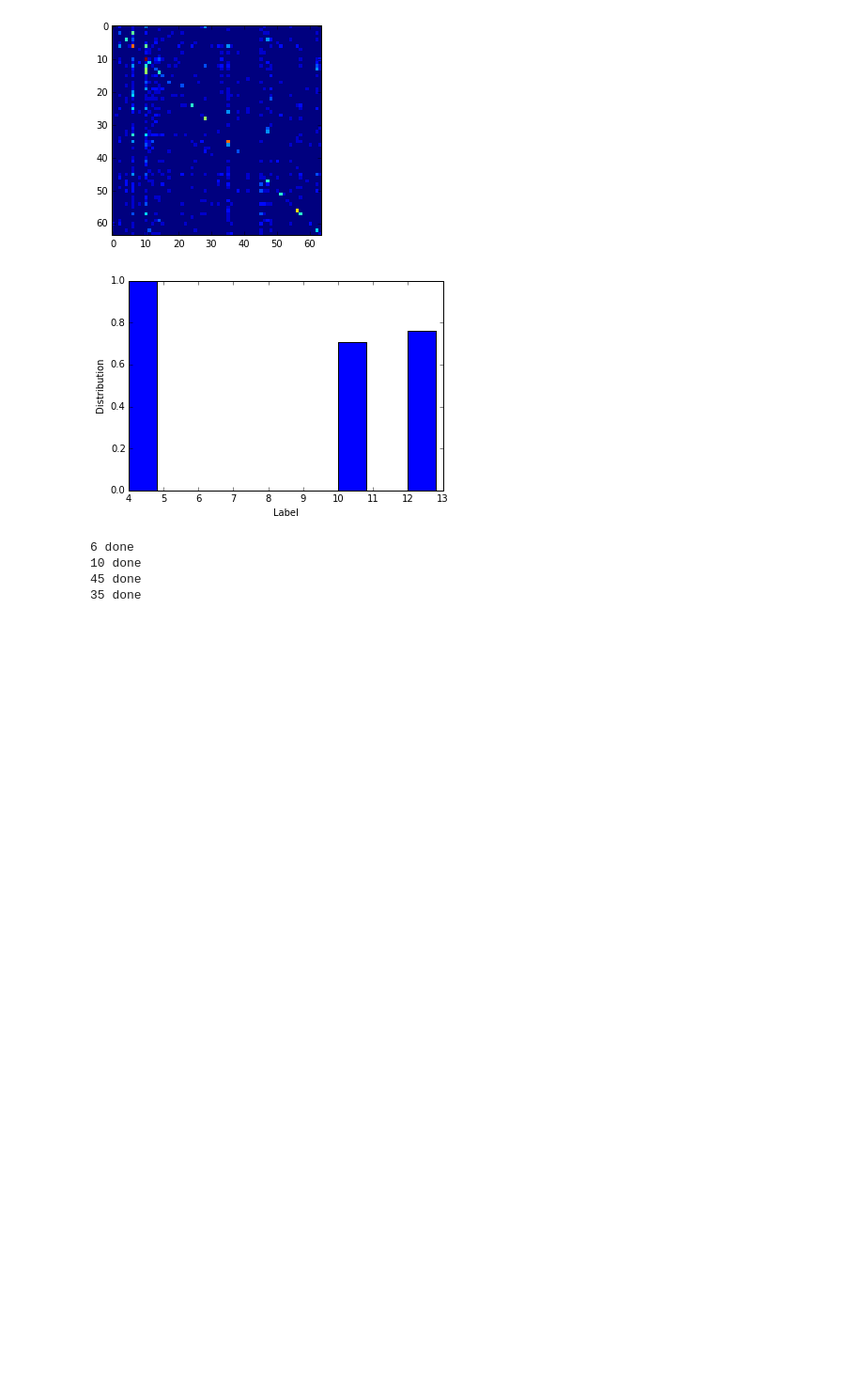
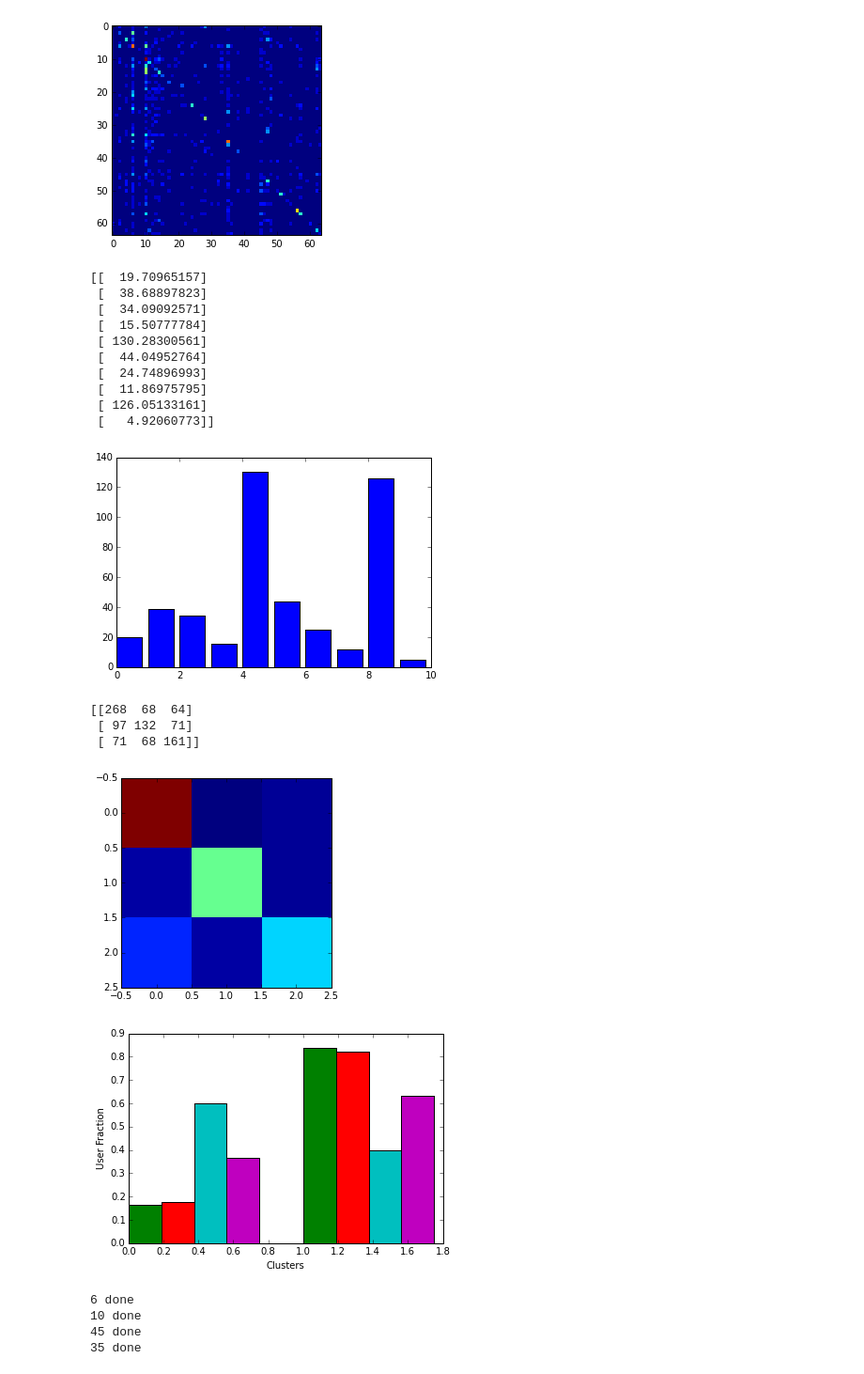
Before and after one commit to snap-stanford/series, a Jupyter notebook: Alignment.ipynb, the cells around one changed output. Shown at 94% size. Cells and saved outputs as stored; diff of their text form; code cells hidden in the pictures; blank space fills up the shorter version.

Commit message:
some changes in classification and clustering pipelines

```diff
--- a/Alignment.ipynb
+++ b/Alignment.ipynb
@@ -414,14 +443,29 @@ See the the caveats in the documentation: http://pandas.pydata.org/pandas-docs/s
  [0 0 0 ..., 0 0 1]]
 [figure]
 # %%
-columns = ["Steer_Angle", "Velocity", "Heading", "Brightness","Steer_Velocity", "Brake", "Pedal", "Fuel", "X_Accel", "Y_Accel", "Mileage", "RPM", "R_Sig"]
+#columns = ["Steer_Angle", "Velocity", "Heading","Steer_Velocity", "Brake", "Pedal", "X_Accel", "Y_Accel", "RPM", "R_Sig"]
 #superfd = LoadDataFrame('../dfall_random.pkl')
-#ClassificationPipeline(loadfile=True,filename='../classificationdata_random.pkl',users=[15,48,2,54])
+ClassificationPipeline(loadfile=True,filename='../newclassificationdata_random.pkl',users=[10,45,35])
 #ClassificationPipeline(superdf=superfd,filename='../newclassificationdata_random.pkl',users=[4,10,12,13],featurecolumns=columns)
 data = LoadDataFrame('../newclassificationdata_random.pkl')
-ClusteringPipeline(data[:,:-1],data[:,-1],[4,10,12])
+ClusteringPipeline(data[:,:-1],data[:,-1],[6,10,45,35])
 # %% [output]
+[[  19.70965157]
+ [  38.68897823]
+ [  34.09092571]
+ [  15.50777784]
+ [ 130.28300561]
+ [  44.04952764]
+ [  24.74896993]
+ [  11.86975795]
+ [ 126.05133161]
+ [   4.92060773]]
-[figure, old version]
+[figure, new version]
+[[268  68  64]
+ [ 97 132  71]
+ [ 71  68 161]]
+[figure, added]
+[figure, added]
 # %%
 superdf = pickle.load(open('../dfall_random.pkl'))
 #plotComparison(superdf,'Y_Accel',['6','10'],[[(0,'2014-04-04'),(1,'2014-04-04'),(2,'2014-04-04'),(3,'2014-04-04')],[(0,'2014-04-29'),(1,'2014-04-29'),(2,'2014-04-29'),(3,'2014-04-29')]])
```
Also changed, not shown: parts of 3 cells of this notebook.
